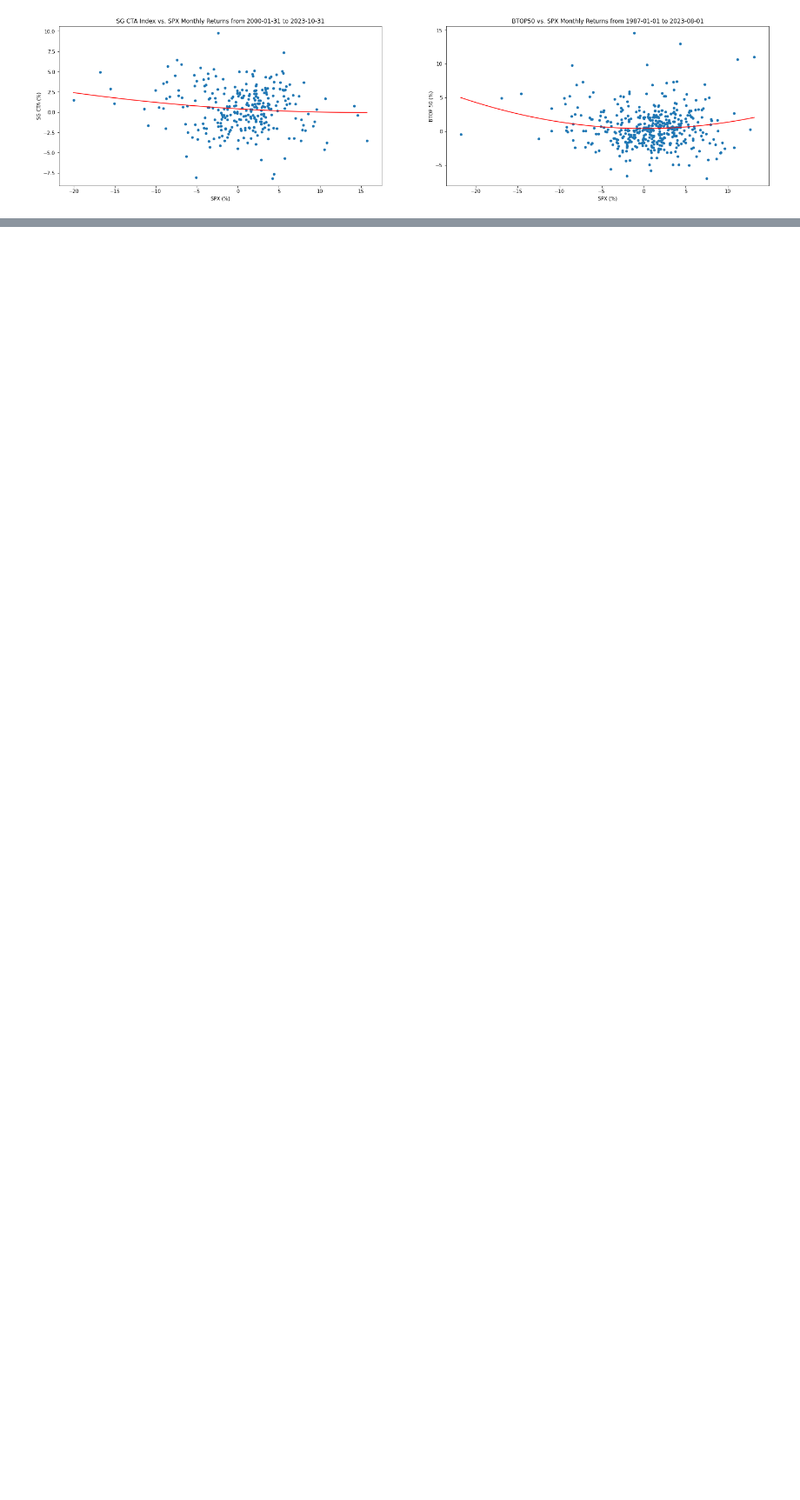
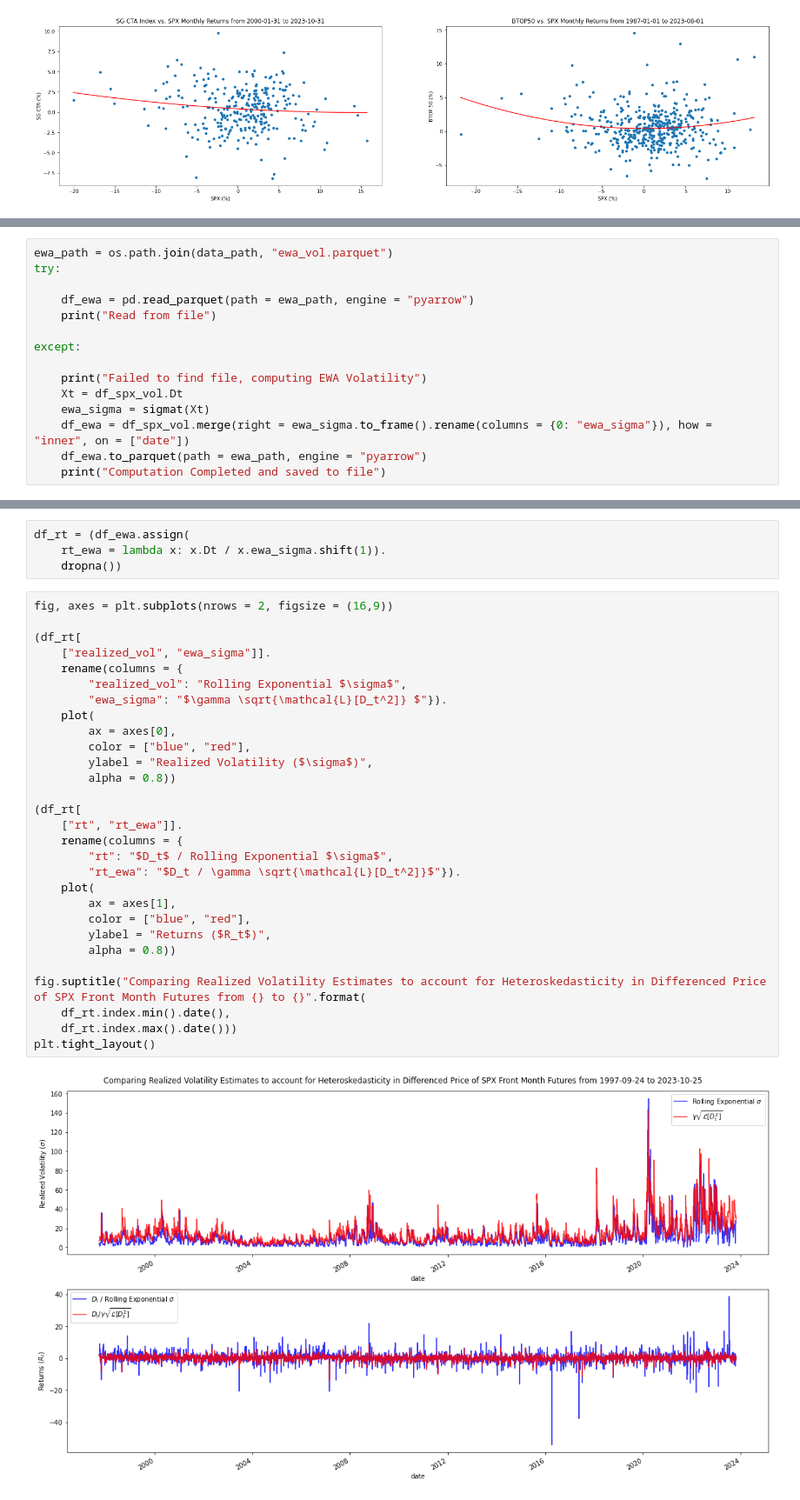
Before and after one commit to diegodalvarez/TrendConvexity, a Jupyter notebook: notebooks/TrendConvexity.ipynb, the cells around one changed output, grey strips where cells are left out. Shown at 87% size. Cells and saved outputs as stored; diff of their text form; blank space fills up the shorter version.

```diff
--- a/notebooks/TrendConvexity.ipynb
+++ b/notebooks/TrendConvexity.ipynb
@@ -195,0 +315,15 @@ plt.show()
+# %%
+ewa_path = os.path.join(data_path, "ewa_vol.parquet")
+try:
+
+    df_ewa = pd.read_parquet(path = ewa_path, engine = "pyarrow")
+    print("Read from file")
+
+except:
+
+    print("Failed to find file, computing EWA Volatility")
+    Xt = df_spx_vol.Dt
+    ewa_sigma = sigmat(Xt)
+    df_ewa = df_spx_vol.merge(right = ewa_sigma.to_frame().rename(columns = {0: "ewa_sigma"}), how = "inner", on = ["date"])
+    df_ewa.to_parquet(path = ewa_path, engine = "pyarrow")
+    print("Computation Completed and saved to file")
@@ -195,0 +332,35 @@ plt.show()
+# %%
+df_rt = (df_ewa.assign(
+    rt_ewa = lambda x: x.Dt / x.ewa_sigma.shift(1)).
+    dropna())
+# %%
+fig, axes = plt.subplots(nrows = 2, figsize = (16,9))
+
+(df_rt[
+    ["realized_vol", "ewa_sigma"]].
+    rename(columns = {
+        "realized_vol": "Rolling Exponential $\sigma$",
+        "ewa_sigma": "$\gamma \sqrt{\mathcal{L}[D_t^2]} $"}).
+    plot(
+        ax = axes[0],
+        color = ["blue", "red"],
+        ylabel = "Realized Volatility ($\sigma$)",
+        alpha = 0.8))
+
+(df_rt[
+    ["rt", "rt_ewa"]].
+    rename(columns = {
+        "rt": "$D_t$ / Rolling Exponential $\sigma$",
+        "rt_ewa": "$D_t / \gamma \sqrt{\mathcal{L}[D_t^2]}$"}).
+    plot(
+        ax = axes[1],
+        color = ["blue", "red"],
+        ylabel = "Returns ($R_t$)",
+        alpha = 0.8))
+
+fig.suptitle("Comparing Realized Volatility Estimates to account for Heteroskedasticity in Differenced Price of SPX Front Month Futures from {} to {}".format(
+    df_rt.index.min().date(),
+    df_rt.index.max().date()))
+plt.tight_layout()
+# %% [output]
+[figure, added]
```
Also changed, not shown: parts of 14 cells of this notebook.
